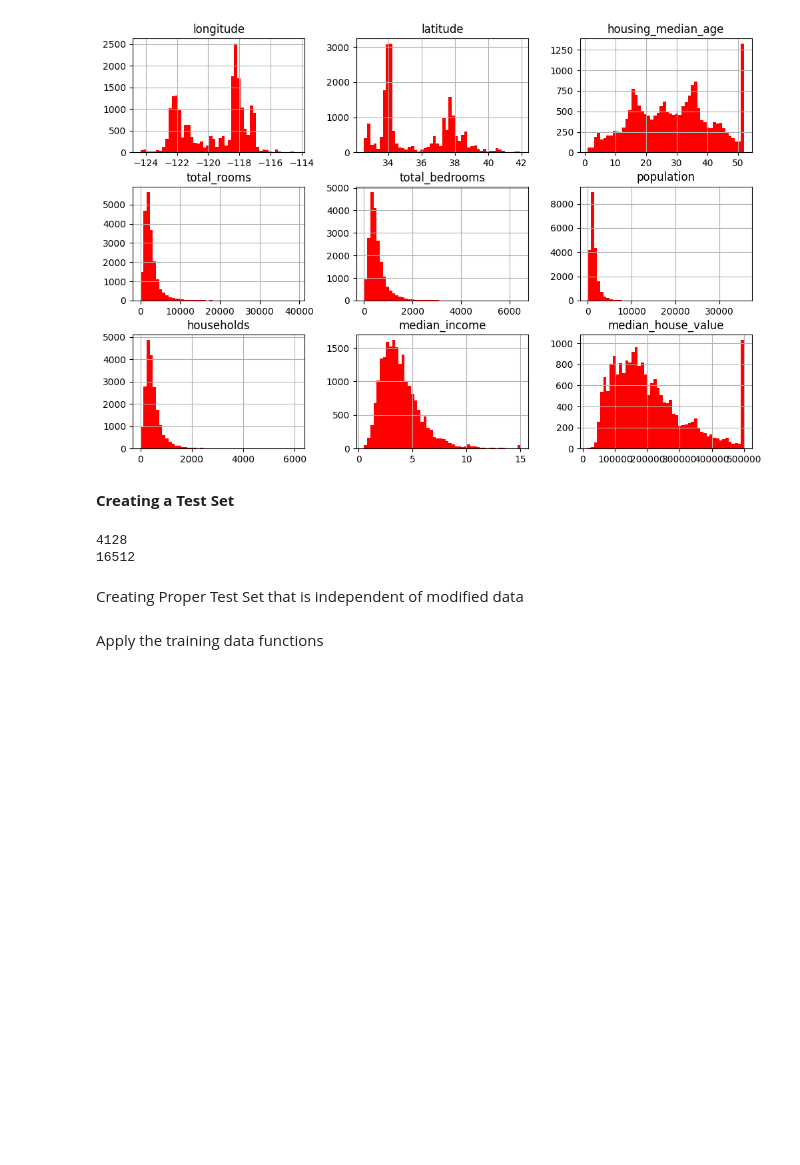
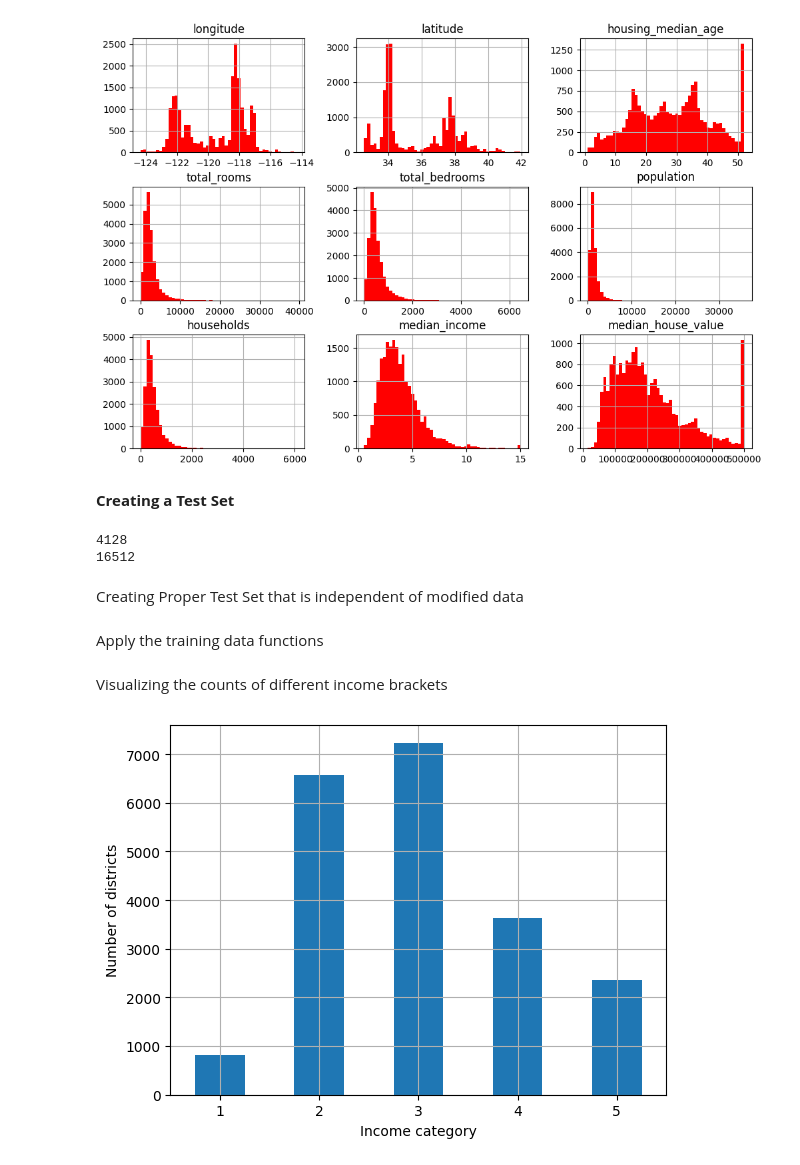
Before and after one commit to Aroy2710/End-To-End-ML-Project, a Jupyter notebook: California_Regression_Model.ipynb, the cells around one changed output. Saved outputs shown, nothing was run; the diff lists cells and outputs as text; code cells hidden in the pictures; blank space fills up the shorter version.

Commit message:
Categorized the median income of distructs into 5 categories and visualized them

```diff
--- a/California_Regression_Model.ipynb
+++ b/California_Regression_Model.ipynb
@@ -62,3 +62,13 @@ Apply the training data functions
 # %%
 housing_with_index = housing.reset_index()
 test_data, training_data = split_data_with_id_has(housing_with_index,0.2,'index')
+# %% [markdown]
+Visualizing the counts of different income brackets
+# %%
+housing["income_category"] = pd.cut(housing["median_income"],bins=[0., 1.5, 3.0, 4.5, 6., np.inf],labels = ['1','2','3','4','5']) #divides the series into different income categories and assigns each element a label based on which range it falls on
+housing["income_category"].value_counts().sort_index().plot.bar(rot=0, grid=True) #first creates a new series where the income categories are the label indices , sorts them in lexographic order and then plots a bar chart
+plt.xlabel("Income category")
+plt.ylabel("Number of districts")
+plt.show()
+# %% [output]
+[figure, added]
```
